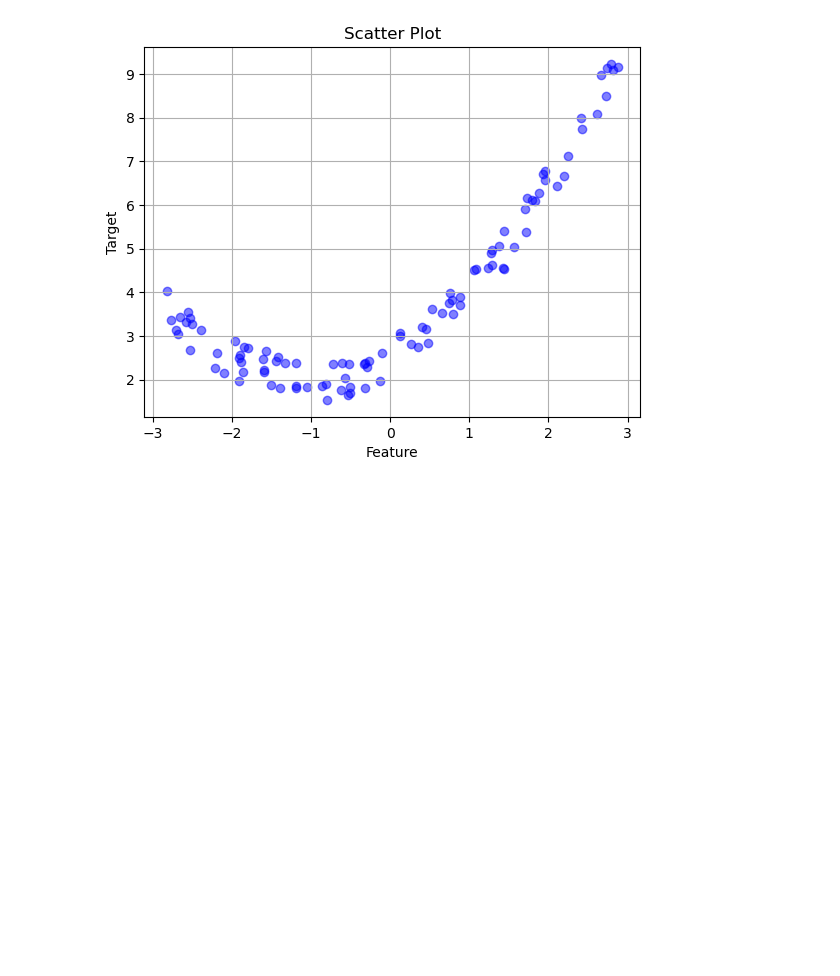
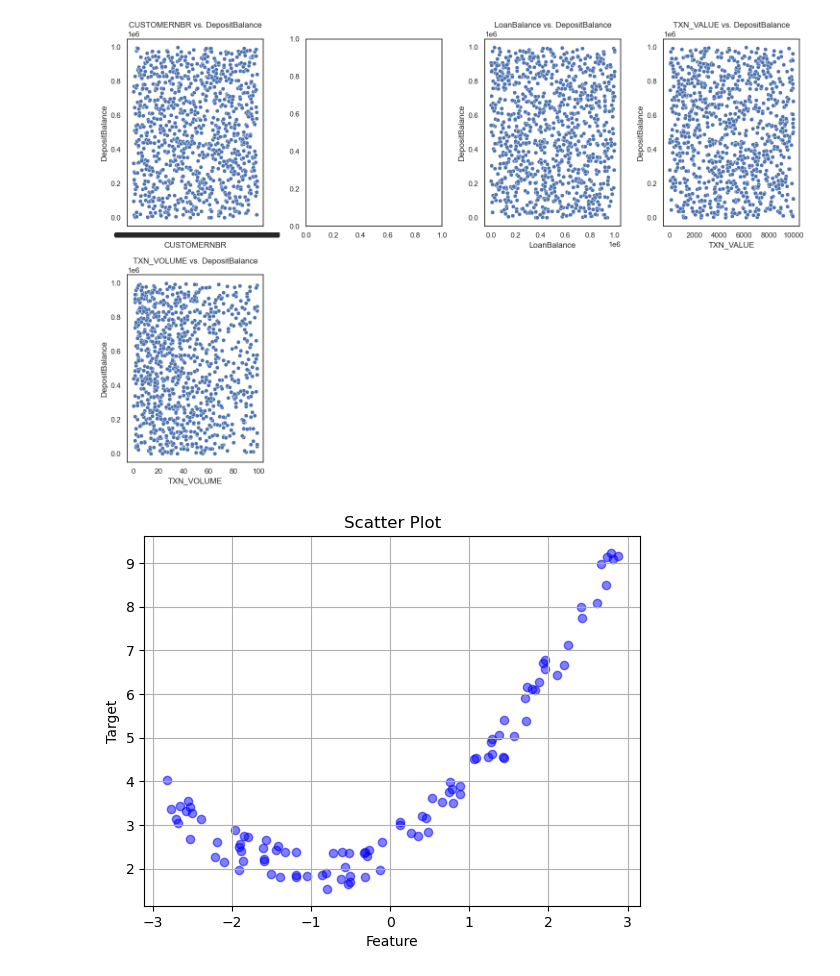
Before and after one commit to derek-dewald/Python_Tools, a Jupyter notebook: JupyterNotebooks/TEMP.ipynb, the cells around one changed output. Drawn from its saved outputs; the diff is of its cells as text; code cells hidden in the pictures; blank space fills up the shorter version.

```diff
--- a/JupyterNotebooks/TEMP.ipynb
+++ b/JupyterNotebooks/TEMP.ipynb
@@ -54,3 +131,7 @@ df
+# %%
+plot_scatter_matrix(df,'DepositBalance')
+# %% [output]
+[figure, added]
 # %%
 n = 100
 X = 6 * np.random.rand(n,1)-3
```
Also changed, not shown: parts of 15 cells of this notebook, 12 other files.
